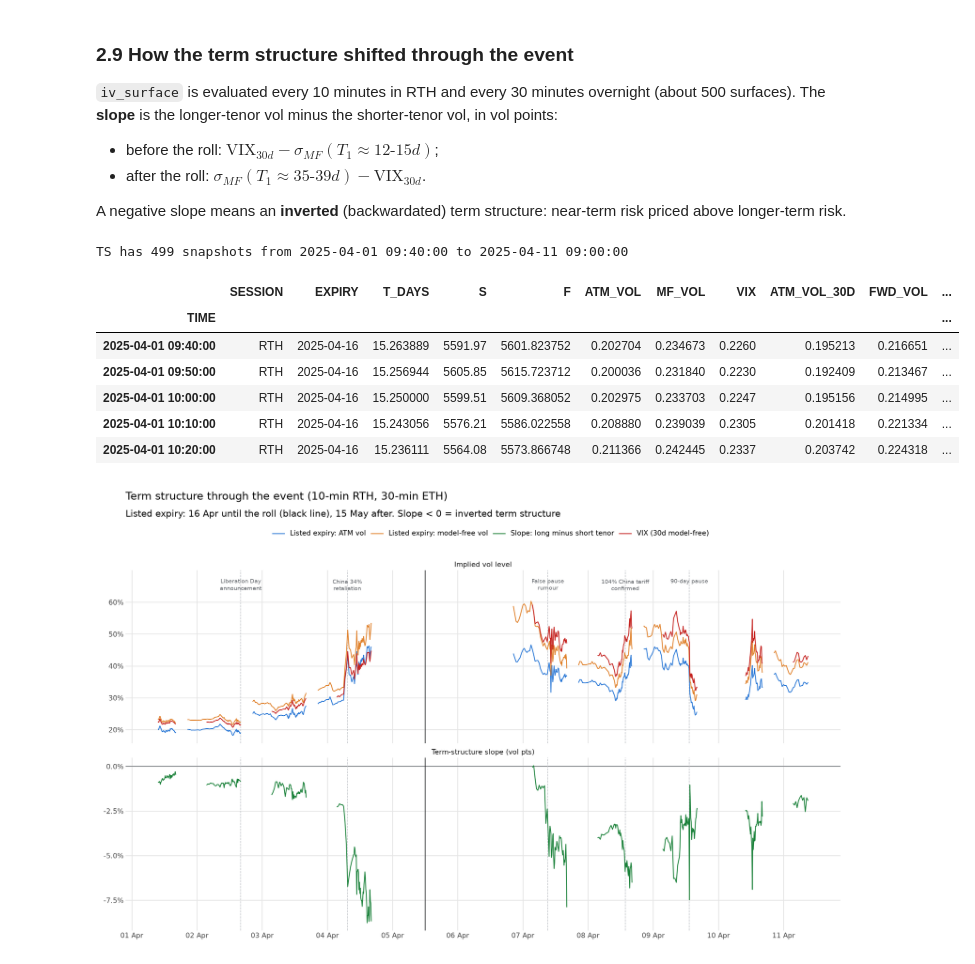
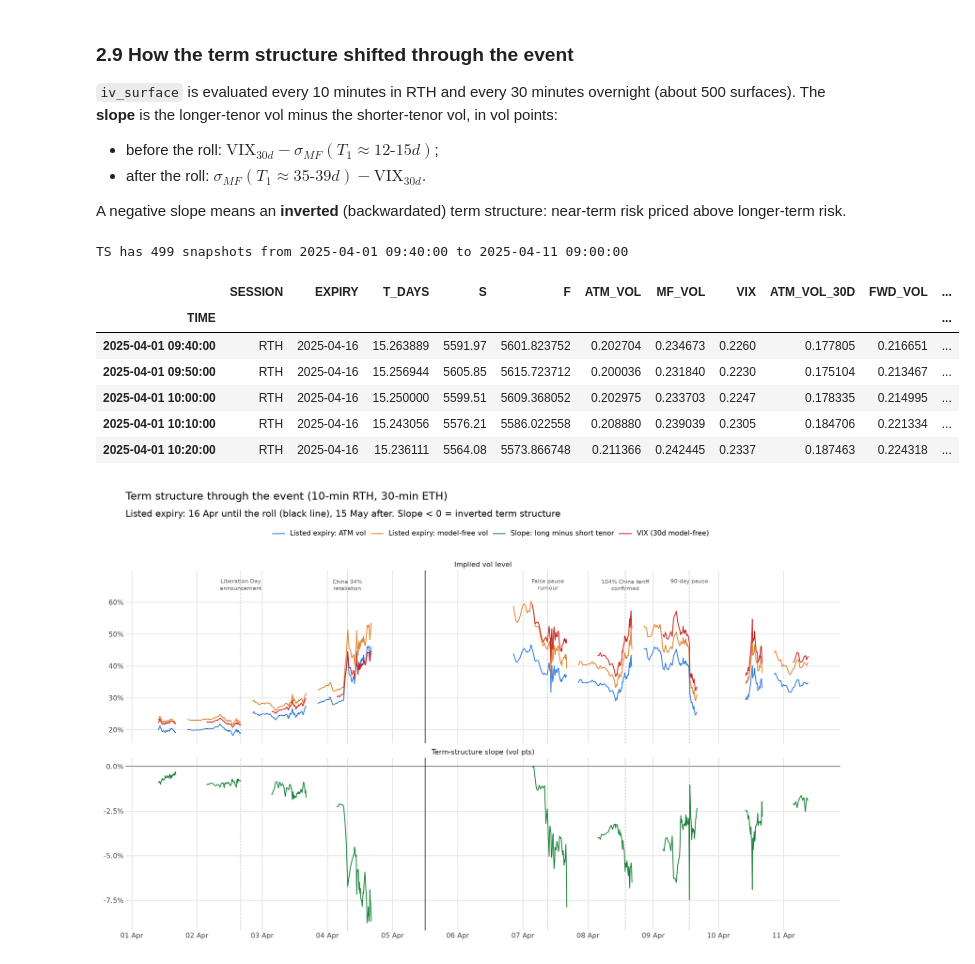
Before and after one commit to cyee02/MQF, a Jupyter notebook: QF620/Final Assignment/analysis.ipynb, the cells around one changed output. Saved outputs shown, nothing was run; the diff lists cells and outputs as text; code cells hidden in the pictures.

```diff
--- a/QF620/Final Assignment/analysis.ipynb
+++ b/QF620/Final Assignment/analysis.ipynb
@@ -761,10 +783,12 @@ def iv_surface(time_snapshot, r=RISK_FREE_RATE, strikes=None, T_grid_days=None):
     Maturity dimension: one expiry per snapshot, so the variance term structure Theta(T) is anchored on
         (i) the model-free variance of the listed expiry (from the SVI smile), and
        (ii) the VIX, the model-free 30-day variance (when live: RTH, and 03:15-09:15 ET overnight).
-      Theta(T) is linear in T between anchors (flat forward variance). The smile is scaled across
-      maturities in proportion to Theta:
-          w(k, T) = lam(T) w_1(k),   lam(T) = Theta(T) / Theta(T_1),   k = ln(K / F(T))
-      so w(k, T_1) is exactly the fitted market slice and dw/dT = lam'(T) w_1(k) >= 0 (no calendar arbitrage).
+      Theta(T) is linear in T between anchors (flat forward variance). The listed smile is scaled across
+      maturities:
+          w(k, T) = lam(T) w_1(k),   k = ln(K / F(T)),
+      with lam(T) chosen so that the scaled slice's model-free variance equals Theta(T) exactly
+      (lam(T_1) = 1, so w(k, T_1) is the fitted market slice; at 30 days the slice reproduces the VIX).
+      lam is increasing in Theta, so dw/dT = lam'(T) w_1(k) >= 0 (no calendar arbitrage).
 
     Returns (surface, info):
       surface: long DataFrame on the strike x maturity grid
@@ -816,12 +840,23 @@ def iv_surface(time_snapshot, r=RISK_FREE_RATE, strikes=None, T_grid_days=None):
     vix_live = trading_hour == "RTH" or 3 * 60 + 15 <= minute_of_day <= 9 * 60 + 15
     vix = float(ASSET.loc[t, "VIX"]) / 100 if vix_live else np.nan
     if np.isfinite(vix):
-        theta, fwd_var, calendar_ok = variance_term_structure([T1, VIX_TENOR_DAYS / 365], [V1, vix**2])
+        theta, fwd_var, calendar_ok = variance_term_structure([T1, VIX_TENOR_DAYS / 365], [V1, vix**2], fixed=0)
         ts_source = "listed expiry + VIX"
     else:
         theta, fwd_var, calendar_ok = variance_term_structure([T1], [V1])
         ts_source = "listed expiry only (VIX not live)"
-    theta1 = float(theta(T1))
+
+    #    lam(T): scale of the listed slice whose model-free total variance equals Theta(T).
+    #    The model-free variance of lam * w_1 is not linear in lam (wings, $0.05 cut-off), so it is
+    #    tabulated on a grid of lam and inverted by interpolation. lam = 1 gives V1 * T1 by construction.
+    lam_grid = np.unique(np.concatenate([np.geomspace(0.02, 12.0, 60), [1.0]]))
+    theta_of_lam = np.array([
+        model_free_variance(lambda k, L=L: np.sqrt(L * w1(k) / T1), F, T1, r) * T1 for L in lam_grid
+    ])
+    theta_of_lam = np.maximum.accumulate(theta_of_lam)
+
+    def lam(T):
+        return np.interp(theta(T), theta_of_lam, lam_grid)
 
     # Forward for other maturities: F(T) = S e^{rT} (section 1.2), i.e. F carried forward at r
     S = float(smile_info["S"])
@@ -830,7 +865,7 @@ def iv_surface(time_snapshot, r=RISK_FREE_RATE, strikes=None, T_grid_days=None):
     def total_var(K, T):
         K, T = np.broadcast_arrays(np.asarray(K, float), np.asarray(T, float))
         k = np.log(K / (F * np.exp(carry * (T - T1))))
-        return theta(T) / theta1 * w1(k)
+        return lam(T) * w1(k)
 
     # 4. Surface on the strike x maturity grid
     T_grid = T_grid_days / 365
@@ -855,10 +890,10 @@ def iv_surface(time_snapshot, r=RISK_FREE_RATE, strikes=None, T_grid_days=None):
     #    butterfly (b) Durrleman g(k) >= 0 over the quoted k range: listed slice, then every grid slice
     k_fine = np.linspace(k_lo, k_hi, 401)
     g_min_listed = float(np.nanmin(durrleman_g(k_fine, w1(k_fine))))
-    g_min = min(np.nanmin(durrleman_g(k_fine, theta(T) / theta1 * w1(k_fine))) for T in T_grid)
+    g_min = min(np.nanmin(durrleman_g(k_fine, lam(T) * w1(k_fine))) for T in T_grid)
     #    calendar: Theta non-decreasing across anchors, and dw/dT >= 0 at fixed k on the grid
     k_mid = np.linspace(k_lo, k_hi, 41)
-    W_k = theta(T_grid)[:, None] / theta1 * w1(k_mid)[None, :]
+    W_k = lam(T_grid)[:, None] * w1(k_mid)[None, :]
     dw_min = float(np.diff(W_k, axis=0).min())
 
     info = {
@@ -872,7 +907,7 @@ def iv_surface(time_snapshot, r=RISK_FREE_RATE, strikes=None, T_grid_days=None):
         "CALENDAR_ANCHORS_OK": calendar_ok, "CALENDAR_MIN_DW": dw_min,
         "smile": smile,
         "iv": lambda K, T: np.sqrt(total_var(K, T) / np.asarray(T, float)),
-        "atm_vol": lambda T: np.sqrt(theta(T) / theta1 * w1(0.0) / np.asarray(T, float)),
+        "atm_vol": lambda T: np.sqrt(lam(T) * w1(0.0) / np.asarray(T, float)),
         "mf_vol": lambda T: np.sqrt(theta(T) / np.asarray(T, float)),
     }
     info["ARBITRAGE_FREE_SURFACE"] = bool(g_min >= 0 and dw_min >= 0)
@@ -1060,46 +1095,43 @@ grid_times = ASSET.index[
 K_GRID_30D = np.round(np.arange(-0.15, 0.1001, 0.01), 2)
 ts_rows, cm_rows = [], []
 for time_snapshot in grid_times:
-    try:
-        _, info = iv_surface(time_snapshot)
-    except Exception:  # minute without enough quotes for a fit
-        continue
+    _, info = iv_surface(time_snapshot)
     T30 = VIX_TENOR_DAYS / 365
     F30 = info["F"] * np.exp(info["CARRY"] * (T30 - info["T_YEARS"]))
     fwd = info["FWD_VAR"][-1] if len(info["FWD_VAR"]) else np.nan
     ts_rows.append({
         "TIME": time_snapshot, "SESSION": info["TRADING_HOUR"], "EXPIRY": info["EXPIRY_DATE"],
         "T_DAYS": info["T_DAYS"], "S": info["S"], "F": info["F"],
         "ATM_VOL": info["ATM_VOL"], "MF_VOL": info["MF_VOL"], "VIX": info["VIX"],
         "ATM_VOL_30D": float(info["atm_vol"](T30)),
         "FWD_VOL": np.sign(fwd) * np.sqrt(abs(fwd)),
         "SVI_RMSE": info["SVI_RMSE_VOL"],
         "MKT_FLY_VIOL": info["BUTTERFLY_PRICE_VIOLATIONS"],
         "LISTED_SLICE_ARB_FREE": info["BUTTERFLY_MIN_G_LISTED"] >= 0, "MIN_G": info["BUTTERFLY_MIN_G"],
         "CAL_ANCHORS_OK": info["CALENDAR_ANCHORS_OK"] if np.isfinite(info["VIX"]) else np.nan,
         "ARB_FREE_SURFACE": info["ARBITRAGE_FREE_SURFACE"],
     })
     cm_rows.append(pd.DataFrame({
         "TIME": time_snapshot, "LOG_MONEYNESS": K_GRID_30D,
         "IV_30D": info["iv"](F30 * np.exp(K_GRID_30D), T30),
     }))
 TS = pd.DataFrame(ts_rows).set_index("TIME")
 CM30 = pd.concat(cm_rows, ignore_index=True)
 
 # Slope: longer-tenor vol minus shorter-tenor vol (vol points). Before the roll the listed expiry is
 # the short tenor (T < 30d); after the roll on 6 Apr it is the long tenor (T > 30d).
 TS["SLOPE"] = np.where(TS["T_DAYS"] < VIX_TENOR_DAYS, TS["VIX"] - TS["MF_VOL"], TS["MF_VOL"] - TS["VIX"])
 print(f"TS has {len(TS)} snapshots from {TS.index.min()} to {TS.index.max()}")
 TS.head()
 # %% [output]
 TS has 499 snapshots from 2025-04-01 09:40:00 to 2025-04-11 09:00:00
 |  | SESSION | EXPIRY | T_DAYS | S | F | ATM_VOL | MF_VOL | VIX | ATM_VOL_30D | FWD_VOL | ... |
 | TIME |  |  |  |  |  |  |  |  |  |  | ... |
-| 2025-04-01 09:40:00 | RTH | 2025-04-16 | 15.263889 | 5591.97 | 5601.823752 | 0.202704 | 0.234673 | 0.2260 | 0.195213 | 0.216651 | ... |
-| 2025-04-01 09:50:00 | RTH | 2025-04-16 | 15.256944 | 5605.85 | 5615.723712 | 0.200036 | 0.231840 | 0.2230 | 0.192409 | 0.213467 | ... |
-| 2025-04-01 10:00:00 | RTH | 2025-04-16 | 15.250000 | 5599.51 | 5609.368052 | 0.202975 | 0.233703 | 0.2247 | 0.195156 | 0.214995 | ... |
-| 2025-04-01 10:10:00 | RTH | 2025-04-16 | 15.243056 | 5576.21 | 5586.022558 | 0.208880 | 0.239039 | 0.2305 | 0.201418 | 0.221334 | ... |
-| 2025-04-01 10:20:00 | RTH | 2025-04-16 | 15.236111 | 5564.08 | 5573.866748 | 0.211366 | 0.242445 | 0.2337 | 0.203742 | 0.224318 | ... |
+| 2025-04-01 09:40:00 | RTH | 2025-04-16 | 15.263889 | 5591.97 | 5601.823752 | 0.202704 | 0.234673 | 0.2260 | 0.177805 | 0.216651 | ... |
+| 2025-04-01 09:50:00 | RTH | 2025-04-16 | 15.256944 | 5605.85 | 5615.723712 | 0.200036 | 0.231840 | 0.2230 | 0.175104 | 0.213467 | ... |
+| 2025-04-01 10:00:00 | RTH | 2025-04-16 | 15.250000 | 5599.51 | 5609.368052 | 0.202975 | 0.233703 | 0.2247 | 0.178335 | 0.214995 | ... |
+| 2025-04-01 10:10:00 | RTH | 2025-04-16 | 15.243056 | 5576.21 | 5586.022558 | 0.208880 | 0.239039 | 0.2305 | 0.184706 | 0.221334 | ... |
+| 2025-04-01 10:20:00 | RTH | 2025-04-16 | 15.236111 | 5564.08 | 5573.866748 | 0.211366 | 0.242445 | 0.2337 | 0.187463 | 0.224318 | ... |
 # %%
 KEY_EVENTS = pd.DataFrame({
     "TIME": pd.to_datetime(["2025-04-02 16:07", "2025-04-04 07:21", "2025-04-07 09:13",
```
Also changed, not shown: parts of 11 cells of this notebook, 4 other files.
